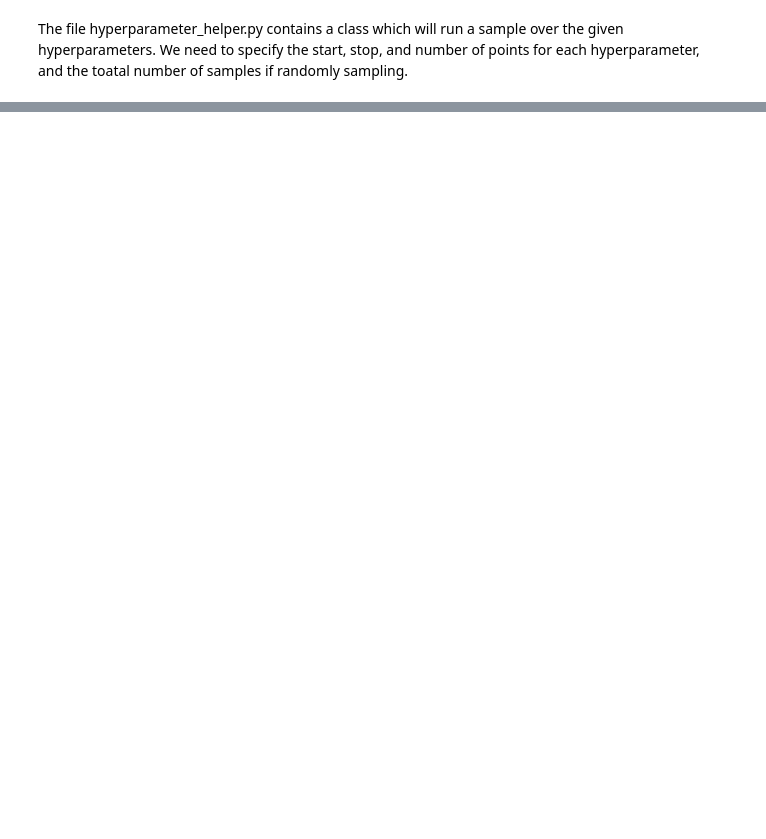
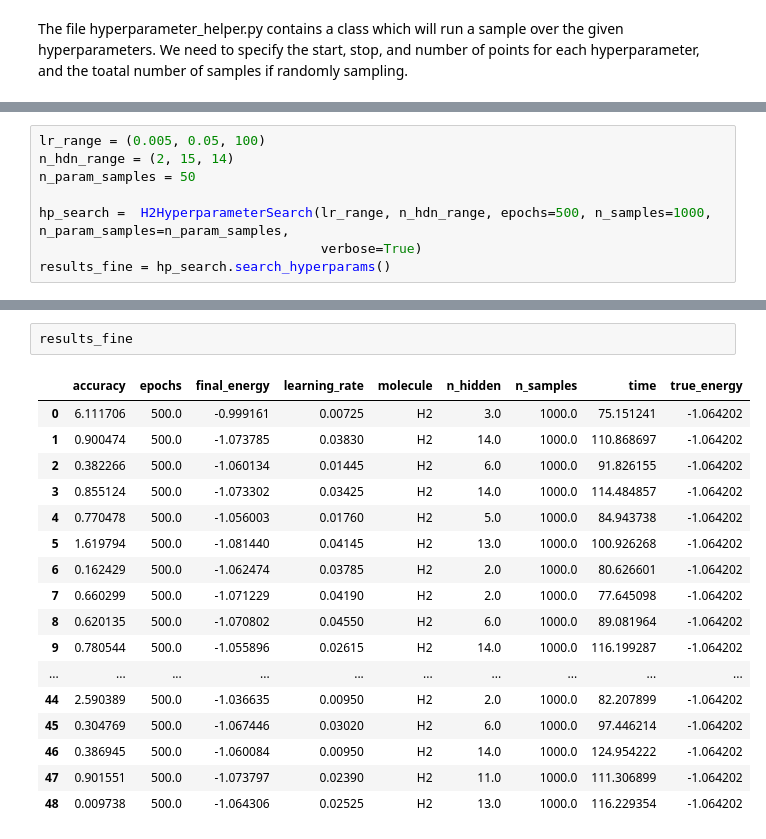
Before and after one commit to DuckTigger/CohortProject_2020, a Jupyter notebook: Project_1_RBM_and_Tomography/search_hyperparameters.ipynb, the cells around one changed output, grey strips where cells are left out. Drawn from its saved outputs; the diff is of its cells as text; blank space fills up the shorter version.

```diff
--- a/Project_1_RBM_and_Tomography/search_hyperparameters.ipynb
+++ b/Project_1_RBM_and_Tomography/search_hyperparameters.ipynb
@@ -48,0 +89,8 @@ Energy from RBM samples:  -1.0247775181023142
+# %%
+lr_range = (0.005, 0.05, 100)
+n_hdn_range = (2, 15, 14)
+n_param_samples = 50
+
+hp_search =  H2HyperparameterSearch(lr_range, n_hdn_range, epochs=500, n_samples=1000, n_param_samples=n_param_samples,
+                                    verbose=True)
+results_fine = hp_search.search_hyperparams()
@@ -48,0 +115,20 @@ Energy from RBM samples:  -1.0247775181023142
+# %%
+results_fine
+# %% [output]
+|  | accuracy | epochs | final_energy | learning_rate | molecule | n_hidden | n_samples | time | true_energy |
+| 0 | 6.111706 | 500.0 | -0.999161 | 0.00725 | H2 | 3.0 | 1000.0 | 75.151241 | -1.064202 |
+| 1 | 0.900474 | 500.0 | -1.073785 | 0.03830 | H2 | 14.0 | 1000.0 | 110.868697 | -1.064202 |
+| 2 | 0.382266 | 500.0 | -1.060134 | 0.01445 | H2 | 6.0 | 1000.0 | 91.826155 | -1.064202 |
+| 3 | 0.855124 | 500.0 | -1.073302 | 0.03425 | H2 | 14.0 | 1000.0 | 114.484857 | -1.064202 |
+| 4 | 0.770478 | 500.0 | -1.056003 | 0.01760 | H2 | 5.0 | 1000.0 | 84.943738 | -1.064202 |
+| 5 | 1.619794 | 500.0 | -1.081440 | 0.04145 | H2 | 13.0 | 1000.0 | 100.926268 | -1.064202 |
+| 6 | 0.162429 | 500.0 | -1.062474 | 0.03785 | H2 | 2.0 | 1000.0 | 80.626601 | -1.064202 |
+| 7 | 0.660299 | 500.0 | -1.071229 | 0.04190 | H2 | 2.0 | 1000.0 | 77.645098 | -1.064202 |
+| 8 | 0.620135 | 500.0 | -1.070802 | 0.04550 | H2 | 6.0 | 1000.0 | 89.081964 | -1.064202 |
+| 9 | 0.780544 | 500.0 | -1.055896 | 0.02615 | H2 | 14.0 | 1000.0 | 116.199287 | -1.064202 |
+| ... | ... | ... | ... | ... | ... | ... | ... | ... | ... |
+| 44 | 2.590389 | 500.0 | -1.036635 | 0.00950 | H2 | 2.0 | 1000.0 | 82.207899 | -1.064202 |
+| 45 | 0.304769 | 500.0 | -1.067446 | 0.03020 | H2 | 6.0 | 1000.0 | 97.446214 | -1.064202 |
+| 46 | 0.386945 | 500.0 | -1.060084 | 0.00950 | H2 | 14.0 | 1000.0 | 124.954222 | -1.064202 |
+| 47 | 0.901551 | 500.0 | -1.073797 | 0.02390 | H2 | 11.0 | 1000.0 | 111.306899 | -1.064202 |
+| 48 | 0.009738 | 500.0 | -1.064306 | 0.02525 | H2 | 13.0 | 1000.0 | 116.229354 | -1.064202 |
```
Also changed, not shown: parts of 7 cells of this notebook.
